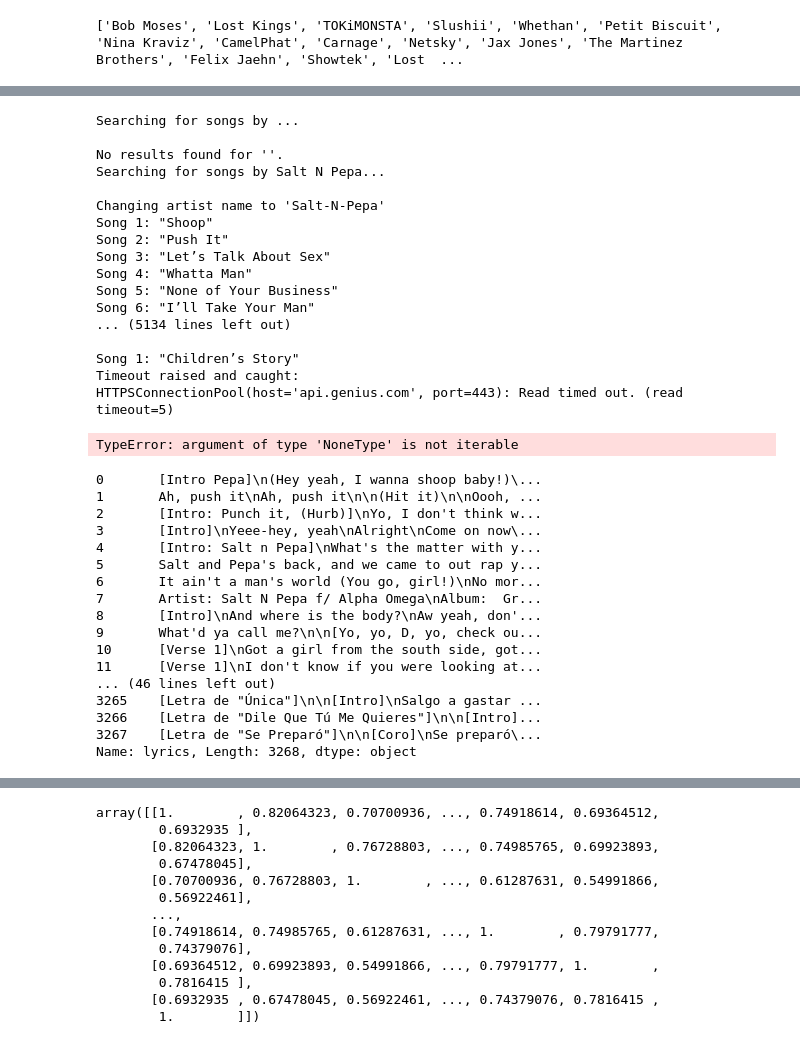
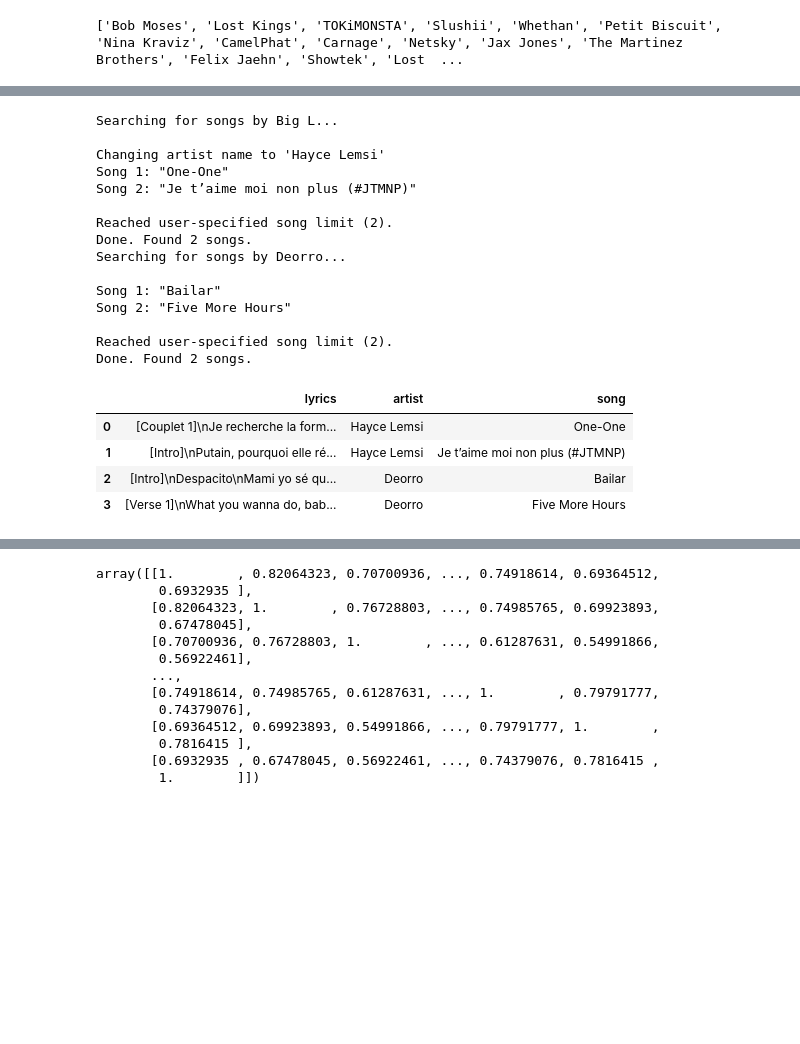
Before and after one commit to francoe001/Machine-Learning-Project, a Jupyter notebook: Recommendation Engine.ipynb, the cells around one changed output, grey strips where cells are left out. Saved outputs shown, nothing was run; the diff lists cells and outputs as text; code cells hidden in the pictures; blank space fills up the shorter version.

```diff
--- a/Recommendation Engine.ipynb
+++ b/Recommendation Engine.ipynb
@@ -90,53 +91,49 @@ print(artists)
 # %%
 lyric_dict = {}
-artist_dict = {}
-for art in artists:
+for art in artists[0:2]:
     try:
-        artist = genius.search_artist(art, max_songs=10,sort='popularity')
+        artist = genius.search_artist(art, max_songs=2,sort='popularity')
     except requests.exceptions.Timeout:
         continue
     if artist is None:
         continue
     for song in artist.songs:
         #print(song.artist + ' ' + song.title)
-        lyric_dict[song.artist + '_' + song.title] = song.lyrics
-        artist_dict[song.artist + '_' + song.title] = song.artist
+        lyric_dict[song.artist + '____' + song.title] = song.lyrics
+
+lyric_df = pd.DataFrame.from_dict(lyric_dict,orient='index').reset_index()
+lyric_df.columns = ['song_and_artist','lyrics']
+
+def get_artist(word):
+    return word.split('____')[0]
+
+def get_song(word):
+    return word.split('____')[1]
+
+lyric_df['artist'] = lyric_df['song_and_artist'].apply(get_artist)
+lyric_df['song'] = lyric_df['song_and_artist'].apply(get_song)
+lyric_df.drop('song_and_artist',axis=1,inplace=True)
 # %% [output]
-Searching for songs by ...
+Searching for songs by Big L...
 
-No results found for ''.
-Searching for songs by Salt N Pepa...
+Changing artist name to 'Hayce Lemsi'
+Song 1: "One-One"
+Song 2: "Je t’aime moi non plus (#JTMNP)"
 
-Changing artist name to 'Salt-N-Pepa'
-Song 1: "Shoop"
-Song 2: "Push It"
-Song 3: "Let’s Talk About Sex"
-Song 4: "Whatta Man"
-Song 5: "None of Your Business"
-Song 6: "I’ll Take Your Man"
-... (5134 lines left out)
+Reached user-specified song limit (2).
+Done. Found 2 songs.
+Searching for songs by Deorro...
 
-Song 1: "Children’s Story"
-Timeout raised and caught:
-HTTPSConnectionPool(host='api.genius.com', port=443): Read timed out. (read timeout=5)
+Song 1: "Bailar"
+Song 2: "Five More Hours"
+
+Reached user-specified song limit (2).
+Done. Found 2 songs.
-TypeError: argument of type 'NoneType' is not iterable
 # %%
-lyric_df['lyrics']
+lyric_df
 # %% [output]
-0       [Intro Pepa]\n(Hey yeah, I wanna shoop baby!)\...
-1       Ah, push it\nAh, push it\n\n(Hit it)\n\nOooh, ...
-2       [Intro: Punch it, (Hurb)]\nYo, I don't think w...
-3       [Intro]\nYeee-hey, yeah\nAlright\nCome on now\...
-4       [Intro: Salt n Pepa]\nWhat's the matter with y...
-5       Salt and Pepa's back, and we came to out rap y...
-6       It ain't a man's world (You go, girl!)\nNo mor...
-7       Artist: Salt N Pepa f/ Alpha Omega\nAlbum:  Gr...
-8       [Intro]\nAnd where is the body?\nAw yeah, don'...
-9       What'd ya call me?\n\n[Yo, yo, D, yo, check ou...
-10      [Verse 1]\nGot a girl from the south side, got...
-11      [Verse 1]\nI don't know if you were looking at...
-... (46 lines left out)
-3265    [Letra de "Única"]\n\n[Intro]\nSalgo a gastar ...
-3266    [Letra de "Dile Que Tú Me Quieres"]\n\n[Intro]...
-3267    [Letra de "Se Preparó"]\n\n[Coro]\nSe preparó\...
-Name: lyrics, Length: 3268, dtype: object
+|  | lyrics | artist | song |
+| 0 | [Couplet 1]\nJe recherche la form... | Hayce Lemsi | One-One |
+| 1 | [Intro]\nPutain, pourquoi elle ré... | Hayce Lemsi | Je t’aime moi non plus (#JTMNP) |
+| 2 | [Intro]\nDespacito\nMami yo sé qu... | Deorro | Bailar |
+| 3 | [Verse 1]\nWhat you wanna do, bab... | Deorro | Five More Hours |
```
Also changed, not shown: parts of 20 cells of this notebook.
